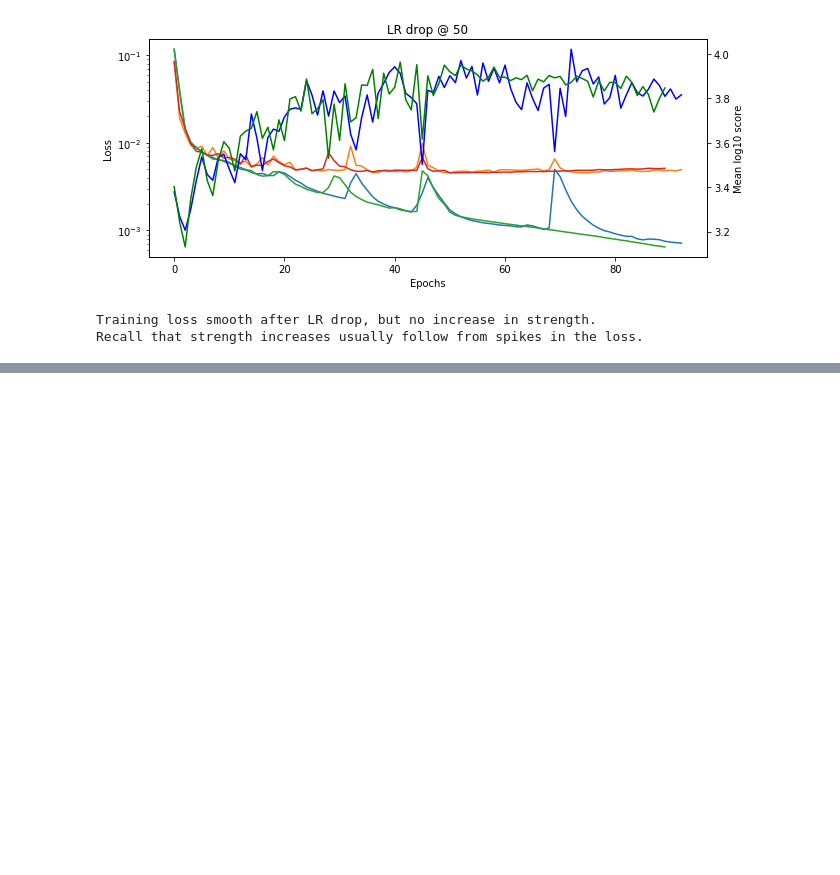
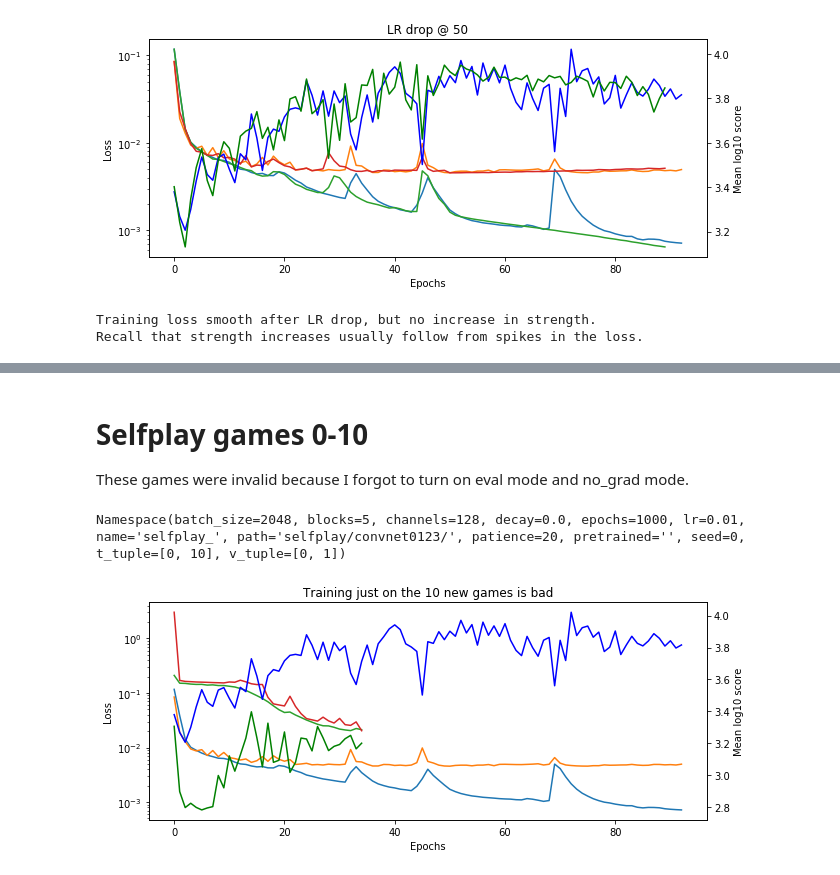
Before and after one commit to fqjin/2048NN, a Jupyter notebook: notebooks/training_logs.ipynb, the cells around one changed output, grey strips where cells are left out. Drawn from its saved outputs; the diff is of its cells as text; code cells hidden in the pictures; blank space fills up the shorter version.

```diff
--- a/notebooks/training_logs.ipynb
+++ b/notebooks/training_logs.ipynb
@@ -660,0 +672,10 @@ Recall that strength increases usually follow from spikes in the loss.
+# %% [markdown]
+# Selfplay games 0-10
+These games were invalid because I forgot to turn on eval mode and no_grad mode.
+# %%
+plot2('20200123/onehot_20_200_c128b5_p20_bs2048lr0.01d0.0_s0.npz',
+      '20200125/selfplay_0_10_c128b5_p20_bs2048lr0.01d0.0_s0.npz',
+      'Training just on the 10 new games is bad')
+# %% [output]
+Namespace(batch_size=2048, blocks=5, channels=128, decay=0.0, epochs=1000, lr=0.01, name='selfplay_', path='selfplay/convnet0123/', patience=20, pretrained='', seed=0, t_tuple=[0, 10], v_tuple=[0, 1])
+[figure, added]
```
Also changed, not shown: parts of 3 cells of this notebook, 3 other files.
